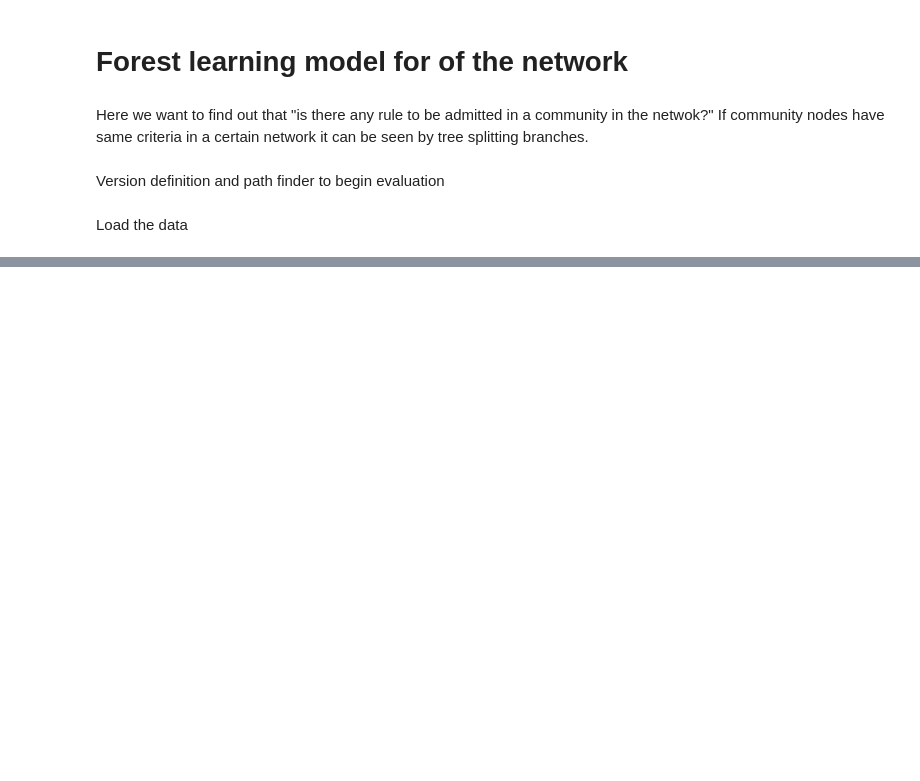
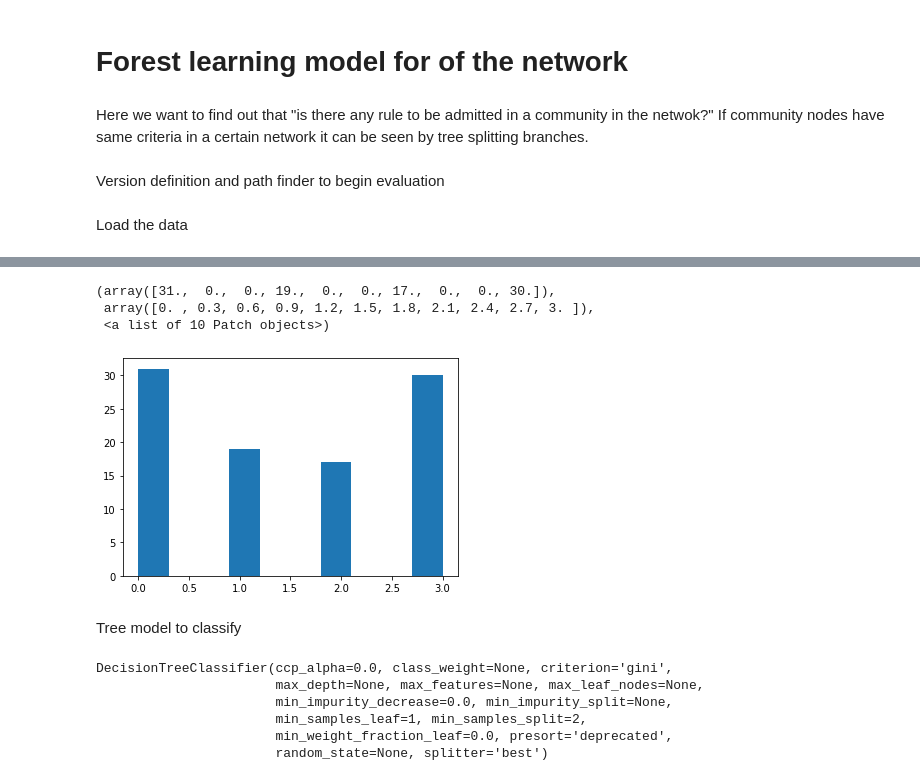
Before and after one commit to mmehrani/homans_project, a Jupyter notebook: in_place_analysis.ipynb, the cells around one changed output, grey strips where cells are left out. Drawn from its saved outputs; the diff is of its cells as text; code cells hidden in the pictures; blank space fills up the shorter version.

Commit message:
tree model successfully implemented to csv datatable

```diff
--- a/in_place_analysis.ipynb
+++ b/in_place_analysis.ipynb
@@ -57,0 +58,9 @@ array([ 0.,  2.,  6.,  5.,  3.,  4.,  1., -1.])
+# %%
+dataframe = dataframe[ dataframe['community'] != -1 ]
+# %%
+plt.hist(dataframe['community'])
+# %% [output]
+(array([31.,  0.,  0., 19.,  0.,  0., 17.,  0.,  0., 30.]),
+ array([0. , 0.3, 0.6, 0.9, 1.2, 1.5, 1.8, 2.1, 2.4, 2.7, 3. ]),
+ <a list of 10 Patch objects>)
+[figure, added]
@@ -57,0 +69,12 @@ array([ 0.,  2.,  6.,  5.,  3.,  4.,  1., -1.])
+# %% [markdown]
+Tree model to classify
+# %%
+tree_model = DecisionTreeClassifier()
+tree_model.fit(X,y)
+# %% [output]
+DecisionTreeClassifier(ccp_alpha=0.0, class_weight=None, criterion='gini',
+                       max_depth=None, max_features=None, max_leaf_nodes=None,
+                       min_impurity_decrease=0.0, min_impurity_split=None,
+                       min_samples_leaf=1, min_samples_split=2,
+                       min_weight_fraction_leaf=0.0, presort='deprecated',
+                       random_state=None, splitter='best')
```
Also changed, not shown: parts of 12 cells of this notebook, 3 other files.
